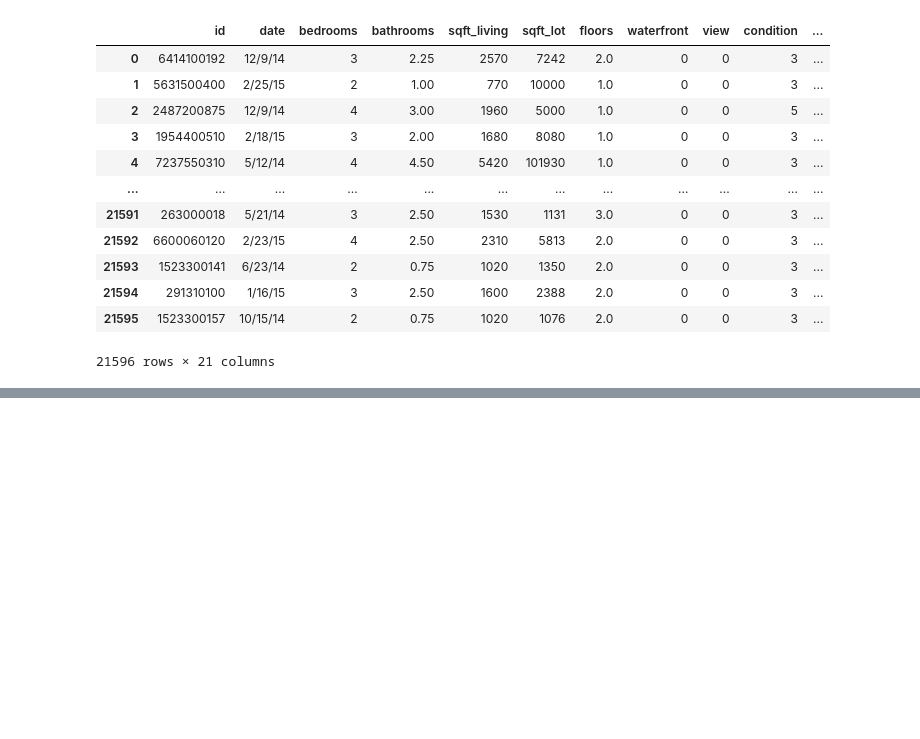
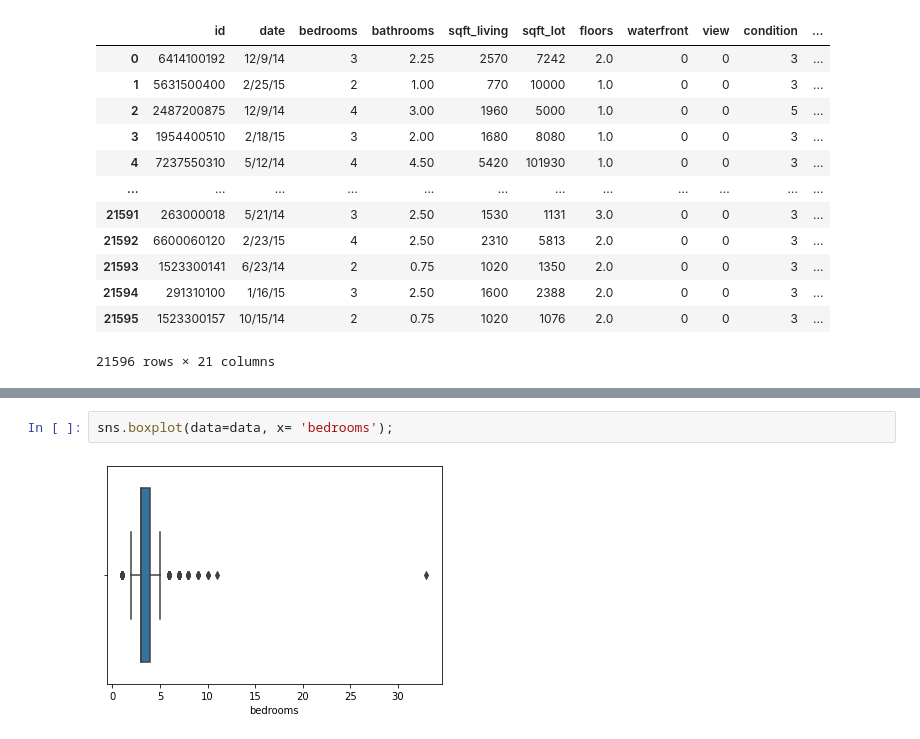
Before and after one commit to Johnnvi/Mid-Bootcamp-project, a Jupyter notebook: python_questions.ipynb, the cells around one changed output, grey strips where cells are left out. Cells and saved outputs as stored; diff of their text form; blank space fills up the shorter version.

```diff
--- a/python_questions.ipynb
+++ b/python_questions.ipynb
@@ -83,0 +107,4 @@ sns.boxplot(x="variable", y="value", data=pd.melt(data[['sqft_living','sqft_lot'
+# %%
+sns.boxplot(data=data, x= 'bedrooms');
+# %% [output]
+[figure, added]
```
Also changed, not shown: parts of 34 cells of this notebook.
